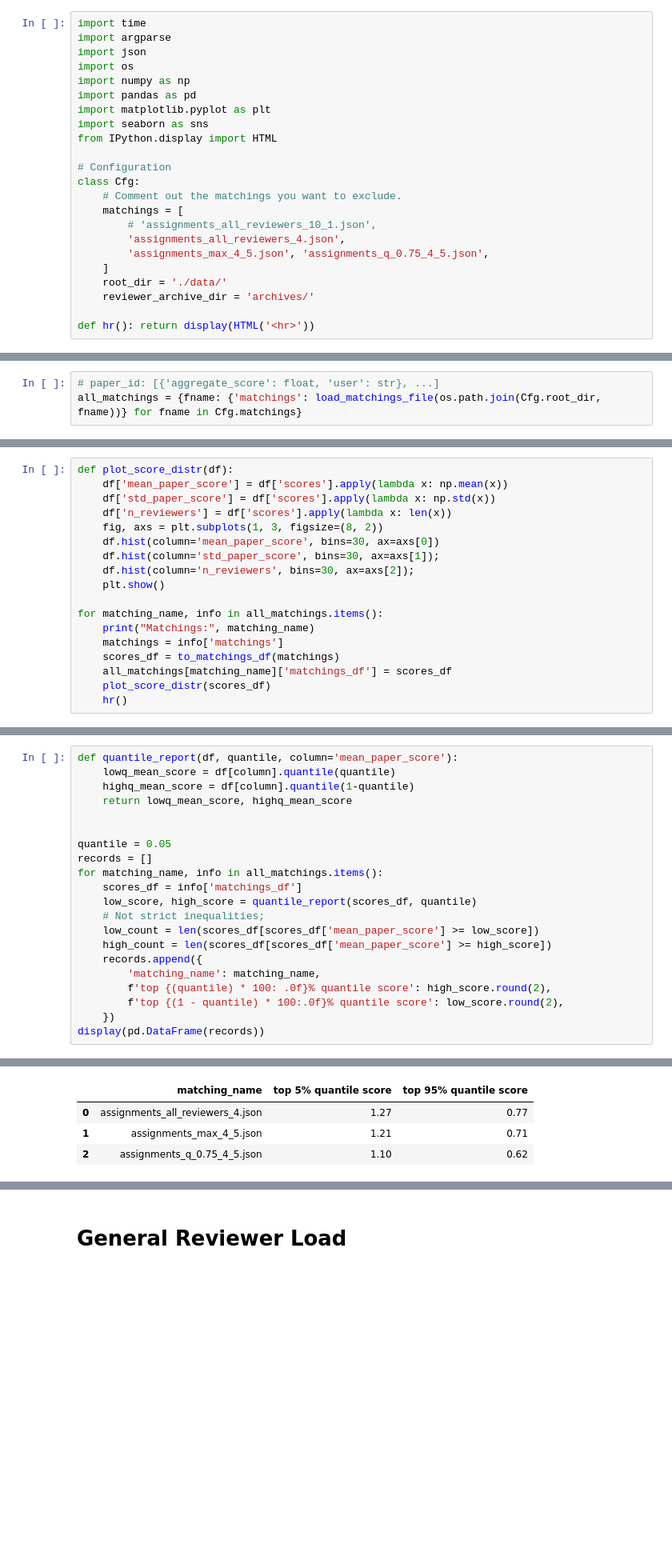
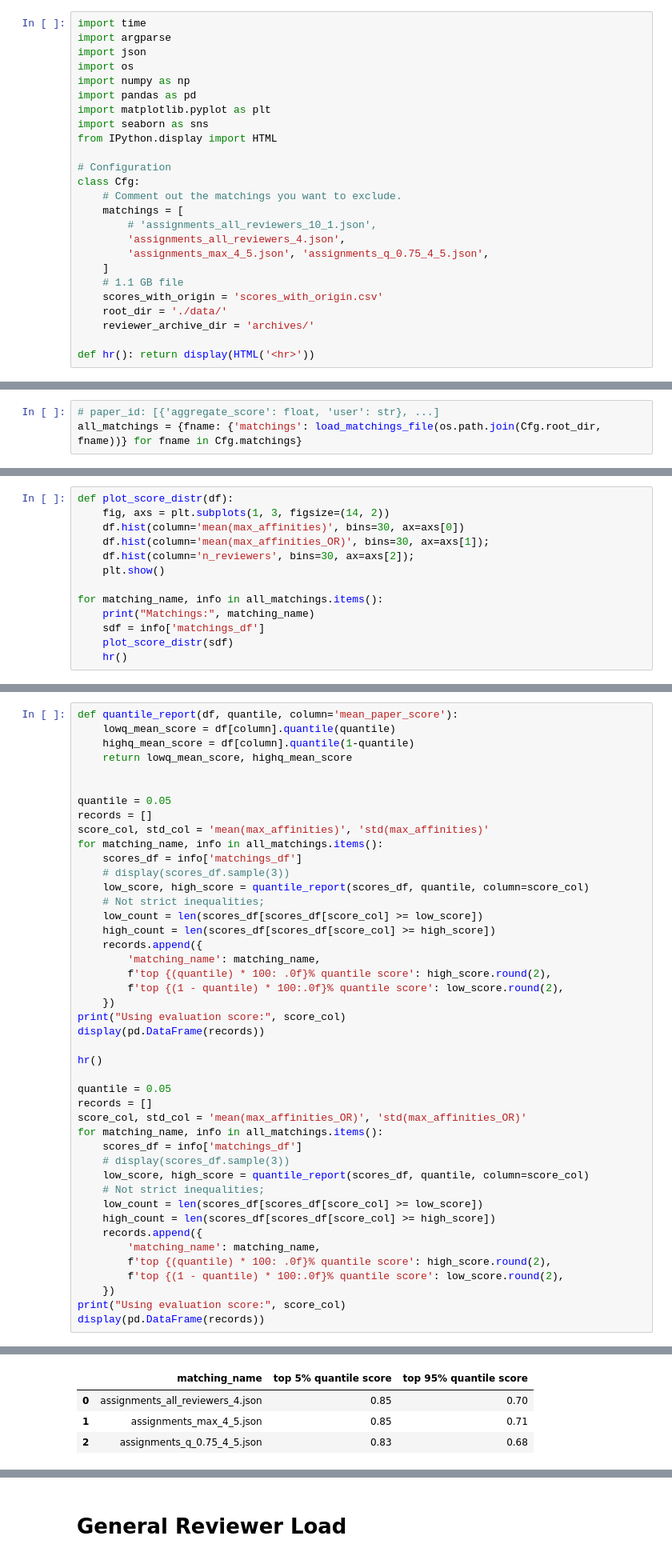
Before and after one commit to juan43ramirez/openreview-matcher, a Jupyter notebook: ICML2025/evaluate_matches.ipynb, the cells around one changed output, grey strips where cells are left out. Shown: that part at 80% size. Cells and saved outputs as stored; diff of their text form; blank space fills up the shorter version.

```diff
--- a/ICML2025/evaluate_matches.ipynb
+++ b/ICML2025/evaluate_matches.ipynb
@@ -19,6 +19,8 @@ class Cfg:
         'assignments_all_reviewers_4.json',
         'assignments_max_4_5.json', 'assignments_q_0.75_4_5.json',
     ]
+    # 1.1 GB file
+    scores_with_origin = 'scores_with_origin.csv'
     root_dir = './data/'
     reviewer_archive_dir = 'archives/'
 
@@ -64,20 +162,15 @@ all_matchings = {fname: {'matchings': load_matchings_file(os.path.join(Cfg.root_
 # %%
 def plot_score_distr(df):
-    df['mean_paper_score'] = df['scores'].apply(lambda x: np.mean(x))
-    df['std_paper_score'] = df['scores'].apply(lambda x: np.std(x))
-    df['n_reviewers'] = df['scores'].apply(lambda x: len(x))
-    fig, axs = plt.subplots(1, 3, figsize=(8, 2))
-    df.hist(column='mean_paper_score', bins=30, ax=axs[0])
-    df.hist(column='std_paper_score', bins=30, ax=axs[1]);
+    fig, axs = plt.subplots(1, 3, figsize=(14, 2))
+    df.hist(column='mean(max_affinities)', bins=30, ax=axs[0])
+    df.hist(column='mean(max_affinities_OR)', bins=30, ax=axs[1]);
     df.hist(column='n_reviewers', bins=30, ax=axs[2]);
     plt.show()
 
 for matching_name, info in all_matchings.items():
     print("Matchings:", matching_name)
-    matchings = info['matchings']
-    scores_df = to_matchings_df(matchings)
-    all_matchings[matching_name]['matchings_df'] = scores_df
-    plot_score_distr(scores_df)
+    sdf = info['matchings_df']
+    plot_score_distr(sdf)
     hr()
 # %% [output]
 Matchings: assignments_all_reviewers_4.json
@@ -98,16 +191,39 @@ def quantile_report(df, quantile, column='mean_paper_score'):
 
 quantile = 0.05
 records = []
+score_col, std_col = 'mean(max_affinities)', 'std(max_affinities)'
 for matching_name, info in all_matchings.items():
     scores_df = info['matchings_df']
-    low_score, high_score = quantile_report(scores_df, quantile)
+    # display(scores_df.sample(3))
+    low_score, high_score = quantile_report(scores_df, quantile, column=score_col)
     # Not strict inequalities;
-    low_count = len(scores_df[scores_df['mean_paper_score'] >= low_score])
-    high_count = len(scores_df[scores_df['mean_paper_score'] >= high_score])
+    low_count = len(scores_df[scores_df[score_col] >= low_score])
+    high_count = len(scores_df[scores_df[score_col] >= high_score])
     records.append({
         'matching_name': matching_name,
         f'top {(quantile) * 100: .0f}% quantile score': high_score.round(2),
         f'top {(1 - quantile) * 100:.0f}% quantile score': low_score.round(2),
     })
+print("Using evaluation score:", score_col)
 display(pd.DataFrame(records))
+
+hr()
+
+quantile = 0.05
+records = []
+score_col, std_col = 'mean(max_affinities_OR)', 'std(max_affinities_OR)'
+for matching_name, info in all_matchings.items():
+    scores_df = info['matchings_df']
+    # display(scores_df.sample(3))
+    low_score, high_score = quantile_report(scores_df, quantile, column=score_col)
+    # Not strict inequalities;
+    low_count = len(scores_df[scores_df[score_col] >= low_score])
+    high_count = len(scores_df[scores_df[score_col] >= high_score])
+    records.append({
+        'matching_name': matching_name,
+        f'top {(quantile) * 100: .0f}% quantile score': high_score.round(2),
+        f'top {(1 - quantile) * 100:.0f}% quantile score': low_score.round(2),
+    })
+print("Using evaluation score:", score_col)
+display(pd.DataFrame(records))
 # %% [output]
@@ -114,4 +231,4 @@ display(pd.DataFrame(records))
 |  | matching_name | top 5% quantile score | top 95% quantile score |
-| 0 | assignments_all_reviewers_4.json | 1.27 | 0.77 |
-| 1 | assignments_max_4_5.json | 1.21 | 0.71 |
-| 2 | assignments_q_0.75_4_5.json | 1.10 | 0.62 |
+| 0 | assignments_all_reviewers_4.json | 0.85 | 0.70 |
+| 1 | assignments_max_4_5.json | 0.85 | 0.71 |
+| 2 | assignments_q_0.75_4_5.json | 0.83 | 0.68 |
```
Also changed, not shown: parts of 16 cells of this notebook, 1 other file.
